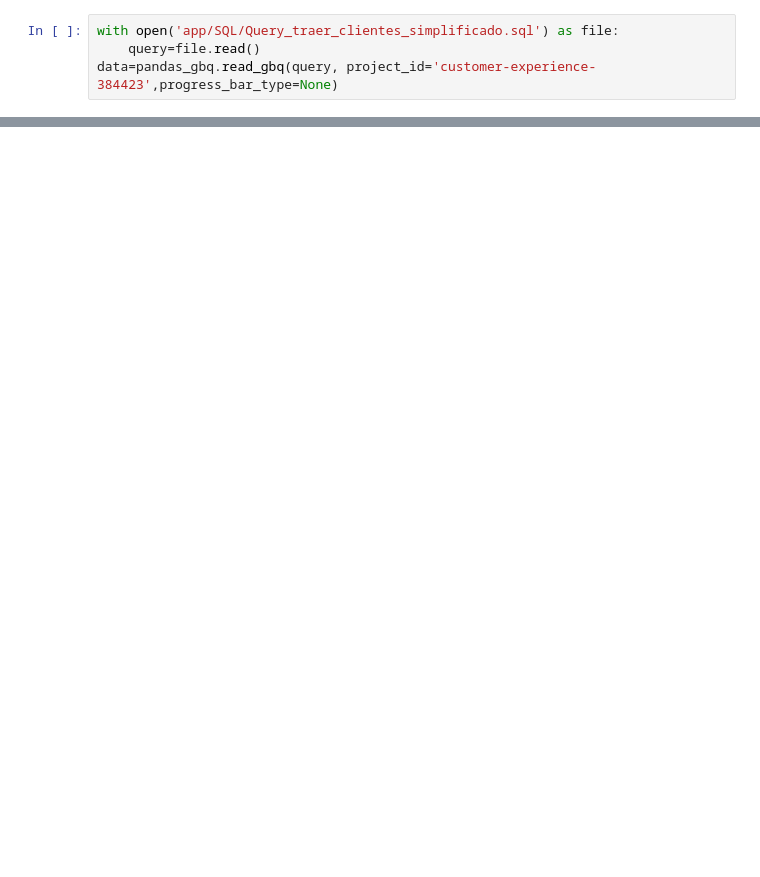
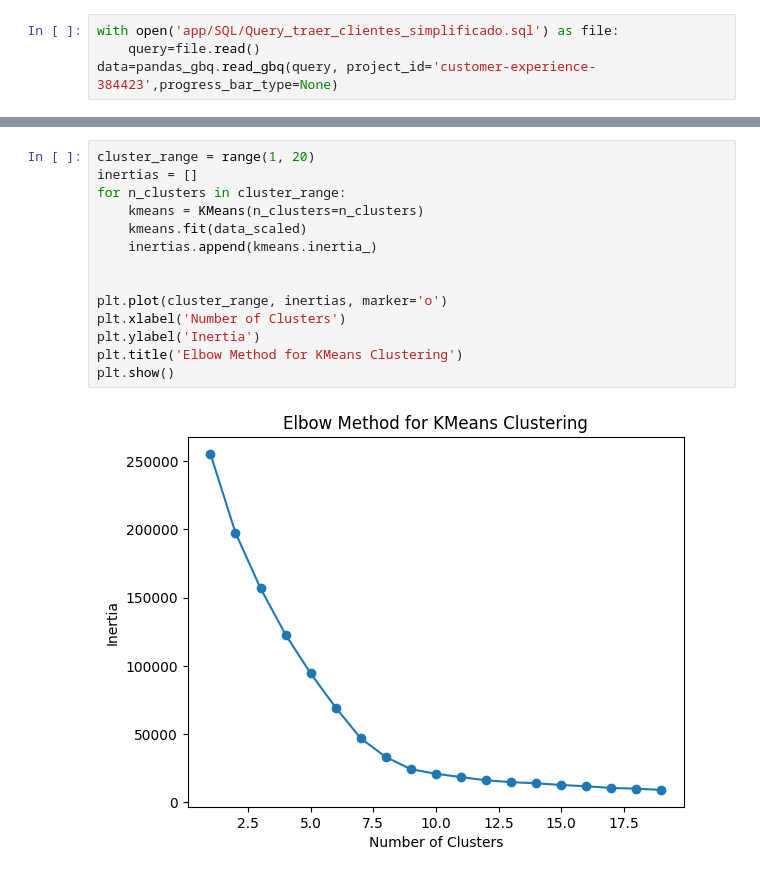
Before and after one commit to jmontoyavallejo/ETL---customer-experience-project, a Jupyter notebook: ml_approach.ipynb, the cells around one changed output, grey strips where cells are left out. Saved outputs shown, nothing was run; the diff lists cells and outputs as text; blank space fills up the shorter version.

```diff
--- a/ml_approach.ipynb
+++ b/ml_approach.ipynb
@@ -88,0 +101,16 @@ centroids = kmeans.cluster_centers_
+# %%
+cluster_range = range(1, 20)
+inertias = []
+for n_clusters in cluster_range:
+    kmeans = KMeans(n_clusters=n_clusters)
+    kmeans.fit(data_scaled)
+    inertias.append(kmeans.inertia_)
+
+
+plt.plot(cluster_range, inertias, marker='o')
+plt.xlabel('Number of Clusters')
+plt.ylabel('Inertia')
+plt.title('Elbow Method for KMeans Clustering')
+plt.show()
+# %% [output]
+[figure, added]
```
Also changed, not shown: parts of 21 cells of this notebook, 2 other files.
